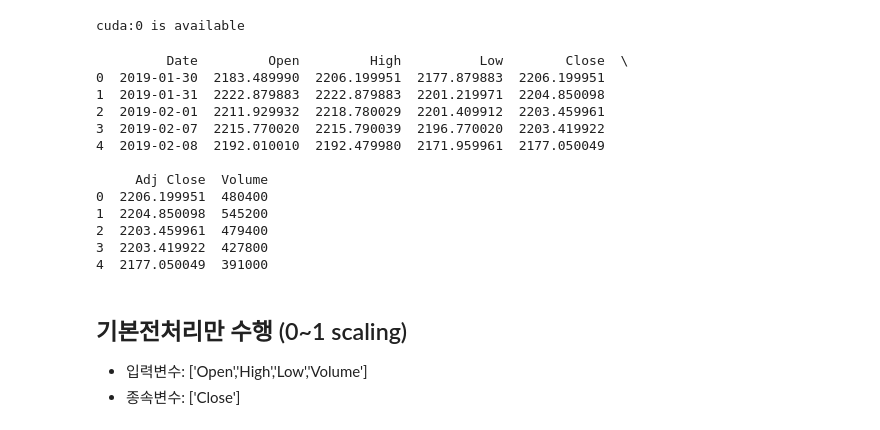
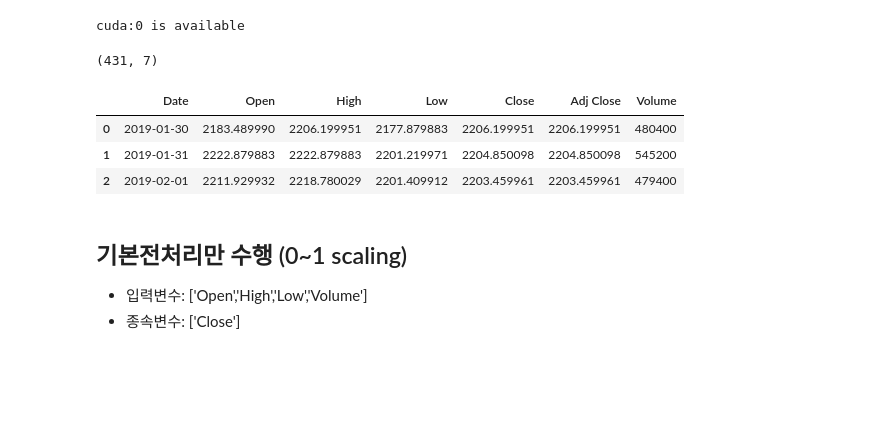
Before and after one commit to jongmoonha/AI-ME-Practice, a Jupyter notebook: Chapter3_Deep Learning_3_RNN.ipynb, the cells around one changed output. Drawn from its saved outputs; the diff is of its cells as text; code cells hidden in the pictures; blank space fills up the shorter version.

Commit message:
Load RNN Data from github

```diff
--- a/Chapter3_Deep Learning_3_RNN.ipynb
+++ b/Chapter3_Deep Learning_3_RNN.ipynb
@@ -37,23 +29,17 @@ device = torch.device('cuda:0' if torch.cuda.is_available() else 'cpu')
 print(f'{device} is available')
 # %% [output]
 cuda:0 is available
-# %%
-df = pd.read_csv(data_dir+'kospi.csv')
-print(df.head())
-# %% [output]
-         Date         Open         High          Low        Close  \
-0  2019-01-30  2183.489990  2206.199951  2177.879883  2206.199951
-1  2019-01-31  2222.879883  2222.879883  2201.219971  2204.850098
-2  2019-02-01  2211.929932  2218.780029  2201.409912  2203.459961
-3  2019-02-07  2215.770020  2215.790039  2196.770020  2203.419922
-4  2019-02-08  2192.010010  2192.479980  2171.959961  2177.050049
-
-     Adj Close  Volume
-0  2206.199951  480400
-1  2204.850098  545200
-2  2203.459961  479400
-3  2203.419922  427800
-4  2177.050049  391000
+# %%
+s = 'https://raw.githubusercontent.com/jongmoonha/AI-ME-Practice/refs/heads/main/data/kospi.csv'
+df = pd.read_csv(s) # volumn: 생산량
+print(df.shape)
+df.head(3)
+# %% [output]
+(431, 7)
+|  | Date | Open | High | Low | Close | Adj Close | Volume |
+| 0 | 2019-01-30 | 2183.489990 | 2206.199951 | 2177.879883 | 2206.199951 | 2206.199951 | 480400 |
+| 1 | 2019-01-31 | 2222.879883 | 2222.879883 | 2201.219971 | 2204.850098 | 2204.850098 | 545200 |
+| 2 | 2019-02-01 | 2211.929932 | 2218.780029 | 2201.409912 | 2203.459961 | 2203.459961 | 479400 |
 # %% [markdown]
 ## 기본전처리만 수행 (0~1 scaling)
 - 입력변수: ['Open','High','Low','Volume']
```
Also changed, not shown: parts of 1 cell of this notebook.
